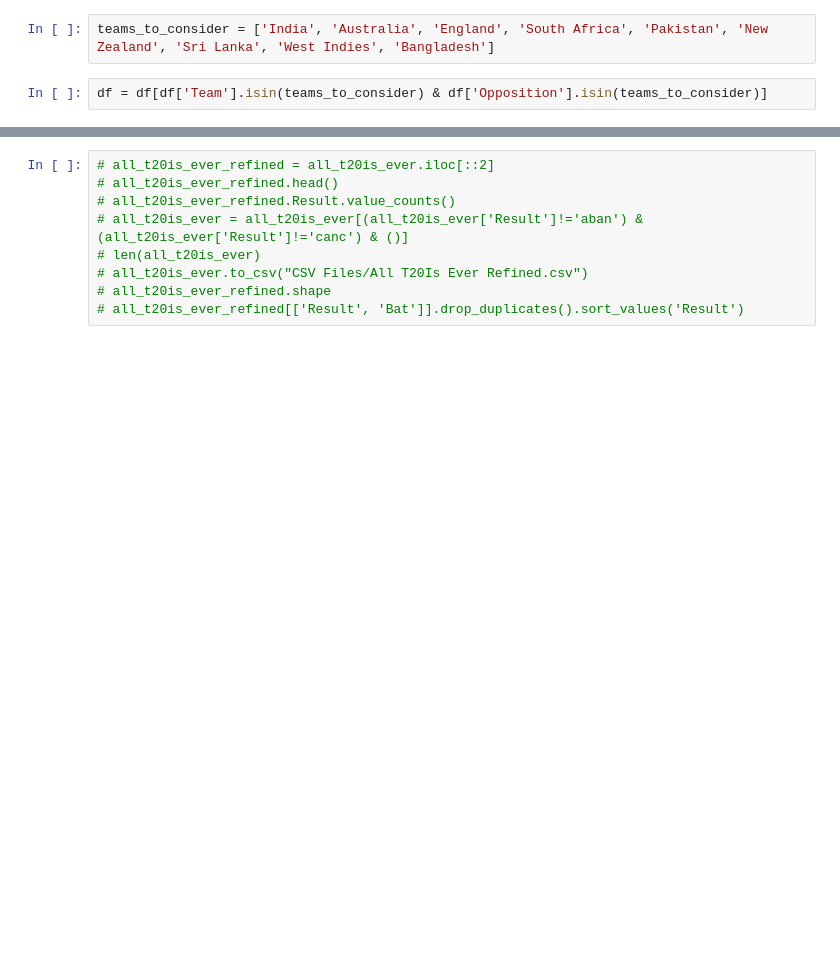
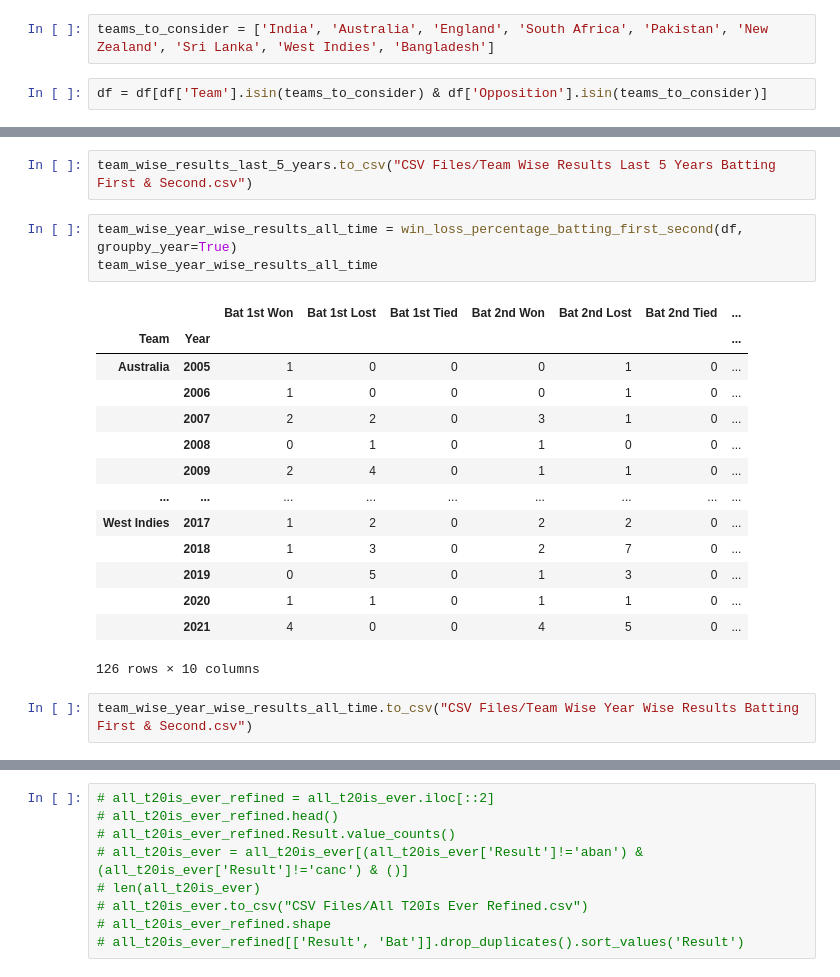
Before and after one commit to VicodinAbuser/Cricket-Predictvie-Analytics-Experimentation, a Jupyter notebook: Ind SL T20I Predictive Analytics.ipynb, the cells around one changed output, grey strips where cells are left out. Drawn from its saved outputs; the diff is of its cells as text; blank space fills up the shorter version.

```diff
--- a/Ind SL T20I Predictive Analytics.ipynb
+++ b/Ind SL T20I Predictive Analytics.ipynb
@@ -236,0 +241,22 @@ team_wise_results
+# %%
+team_wise_results_last_5_years.to_csv("CSV Files/Team Wise Results Last 5 Years Batting First & Second.csv")
+# %%
+team_wise_year_wise_results_all_time = win_loss_percentage_batting_first_second(df, groupby_year=True)
+team_wise_year_wise_results_all_time
+# %% [output]
+|  |  | Bat 1st Won | Bat 1st Lost | Bat 1st Tied | Bat 2nd Won | Bat 2nd Lost | Bat 2nd Tied | ... |
+| Team | Year |  |  |  |  |  |  | ... |
+| Australia | 2005 | 1 | 0 | 0 | 0 | 1 | 0 | ... |
+|  | 2006 | 1 | 0 | 0 | 0 | 1 | 0 | ... |
+|  | 2007 | 2 | 2 | 0 | 3 | 1 | 0 | ... |
+|  | 2008 | 0 | 1 | 0 | 1 | 0 | 0 | ... |
+|  | 2009 | 2 | 4 | 0 | 1 | 1 | 0 | ... |
+| ... | ... | ... | ... | ... | ... | ... | ... | ... |
+| West Indies | 2017 | 1 | 2 | 0 | 2 | 2 | 0 | ... |
+|  | 2018 | 1 | 3 | 0 | 2 | 7 | 0 | ... |
+|  | 2019 | 0 | 5 | 0 | 1 | 3 | 0 | ... |
+|  | 2020 | 1 | 1 | 0 | 1 | 1 | 0 | ... |
+|  | 2021 | 4 | 0 | 0 | 4 | 5 | 0 | ... |
+126 rows × 10 columns
+# %%
+team_wise_year_wise_results_all_time.to_csv("CSV Files/Team Wise Year Wise Results Batting First & Second.csv")
```
Also changed, not shown: parts of 15 cells of this notebook, 4 other files.
